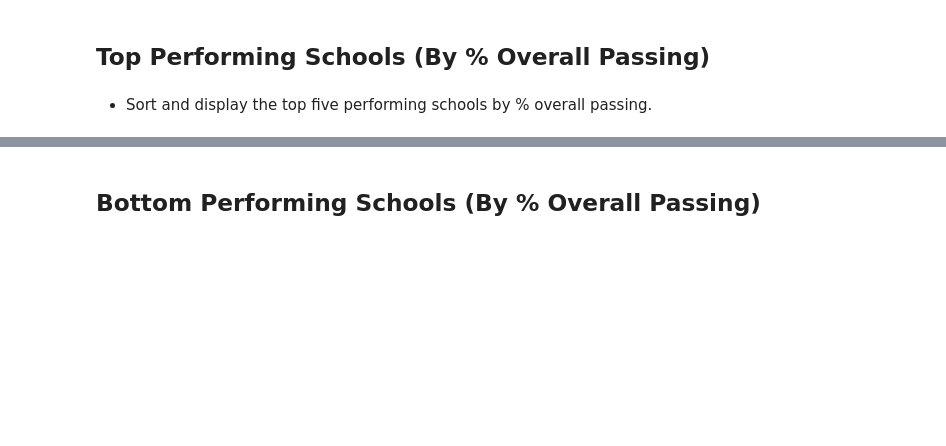
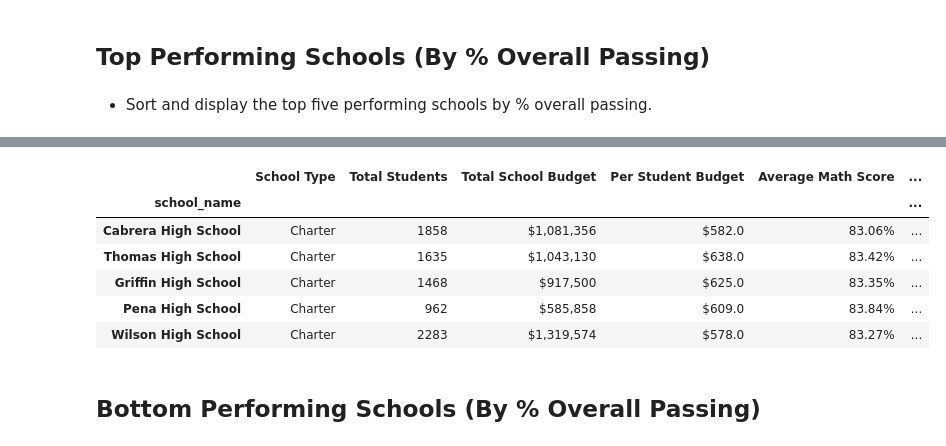
Before and after one commit to sir-omoreno/pandas-challenge, a Jupyter notebook: PyCitySchools/PyCitySchools_starter.ipynb, the cells around one changed output, grey strips where cells are left out. Drawn from its saved outputs; the diff is of its cells as text; code cells hidden in the pictures; blank space fills up the shorter version.

```diff
--- a/PyCitySchools/PyCitySchools_starter.ipynb
+++ b/PyCitySchools/PyCitySchools_starter.ipynb
@@ -163,3 +186,14 @@ School_Summary_df
+# %%
+top5_schools = output_display_school_summary_df.sort_values("Overall Passing Rate", ascending=False)[:5]
+top5_schools
+# %% [output]
+|  | School Type | Total Students | Total School Budget | Per Student Budget | Average Math Score | ... |
+| school_name |  |  |  |  |  | ... |
+| Cabrera High School | Charter | 1858 | $1,081,356 | $582.0 | 83.06% | ... |
+| Thomas High School | Charter | 1635 | $1,043,130 | $638.0 | 83.42% | ... |
+| Griffin High School | Charter | 1468 | $917,500 | $625.0 | 83.35% | ... |
+| Pena High School | Charter | 962 | $585,858 | $609.0 | 83.84% | ... |
+| Wilson High School | Charter | 2283 | $1,319,574 | $578.0 | 83.27% | ... |
 # %% [markdown]
 ## Bottom Performing Schools (By % Overall Passing)
 # %% [markdown]
```
Also changed, not shown: parts of 4 cells of this notebook.
